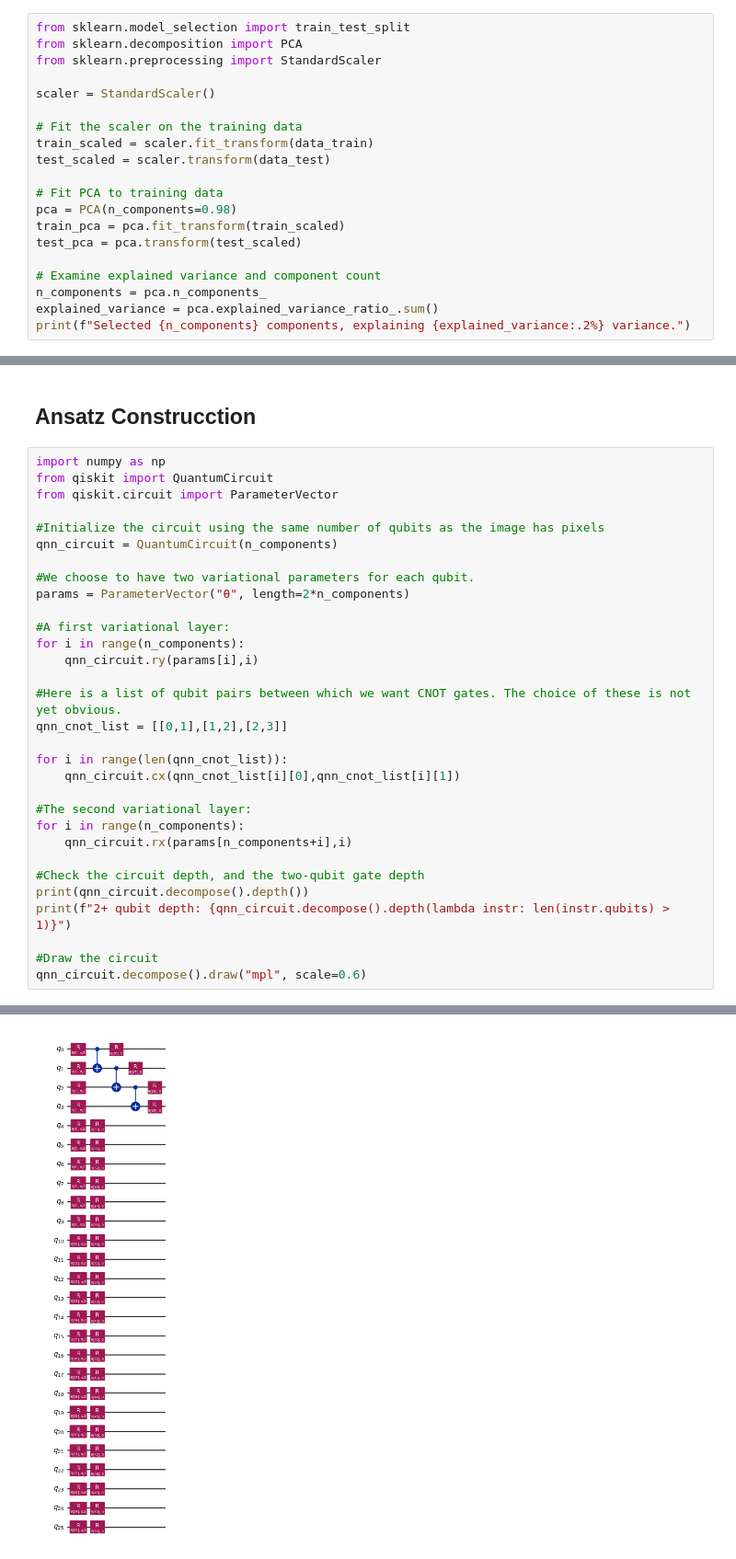
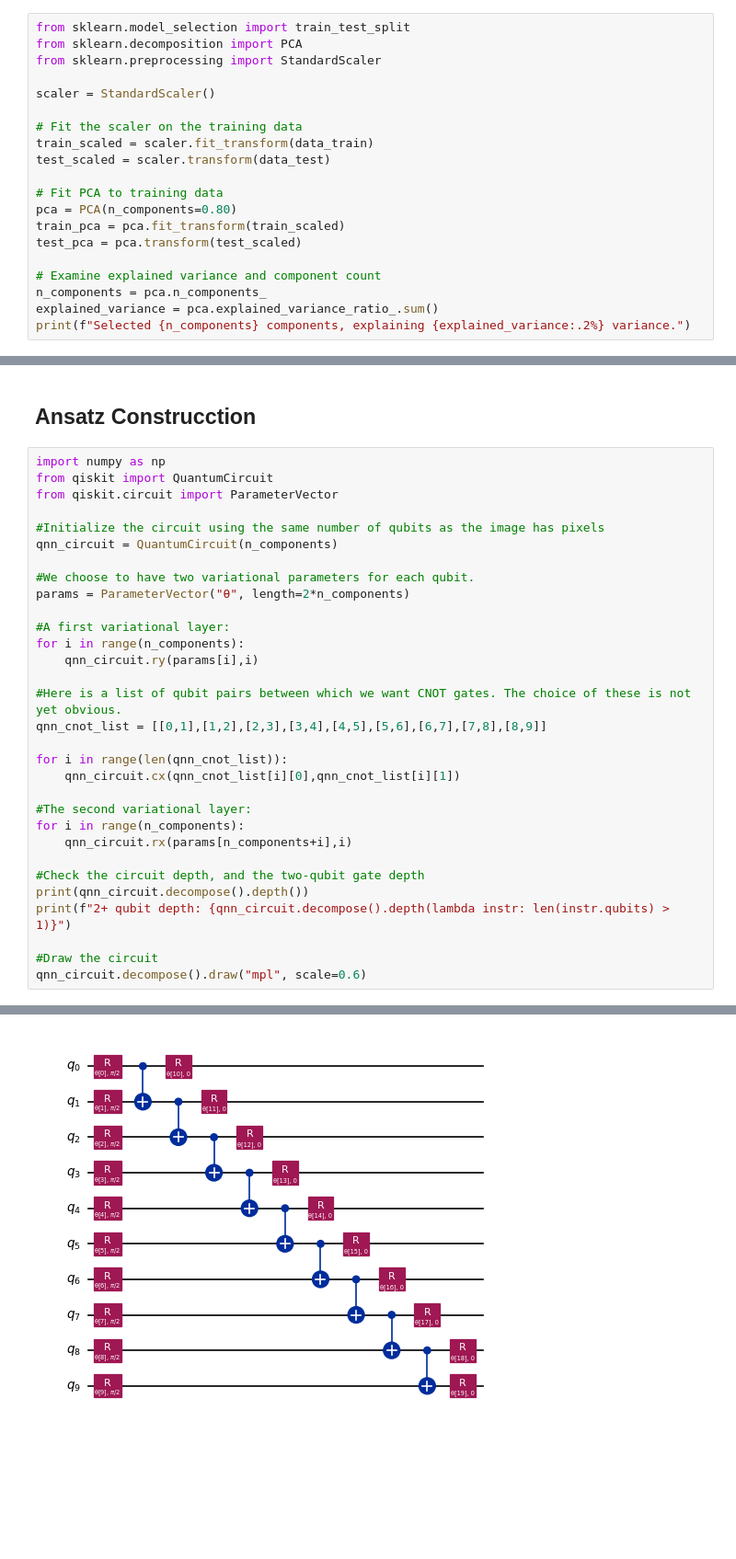
Before and after one commit to alvarezterraz/qiskit-group-project, a Jupyter notebook: VariationalQuantumClassifier.ipynb, the cells around one changed output, grey strips where cells are left out. Shown at 92% size. Saved outputs shown, nothing was run; the diff lists cells and outputs as text; blank space fills up the shorter version.

```diff
--- a/VariationalQuantumClassifier.ipynb
+++ b/VariationalQuantumClassifier.ipynb
@@ -59,7 +59,7 @@ train_scaled = scaler.fit_transform(data_train)
 test_scaled = scaler.transform(data_test)
 
 # Fit PCA to training data
-pca = PCA(n_components=0.98)
+pca = PCA(n_components=0.80)
 train_pca = pca.fit_transform(train_scaled)
 test_pca = pca.transform(test_scaled)
 
@@ -93,7 +97,7 @@ for i in range(n_components):
     qnn_circuit.ry(params[i],i)
 
 #Here is a list of qubit pairs between which we want CNOT gates. The choice of these is not yet obvious.
-qnn_cnot_list = [[0,1],[1,2],[2,3]]
+qnn_cnot_list = [[0,1],[1,2],[2,3],[3,4],[4,5],[5,6],[6,7],[7,8],[8,9]]
 
 for i in range(len(qnn_cnot_list)):
     qnn_circuit.cx(qnn_cnot_list[i][0],qnn_cnot_list[i][1])
@@ -114 +118 @@ qnn_circuit.decompose().draw("mpl", scale=0.6)
-[figure, old version]
+[figure, new version]
```
Also changed, not shown: parts of 25 cells of this notebook, 3 other files.
